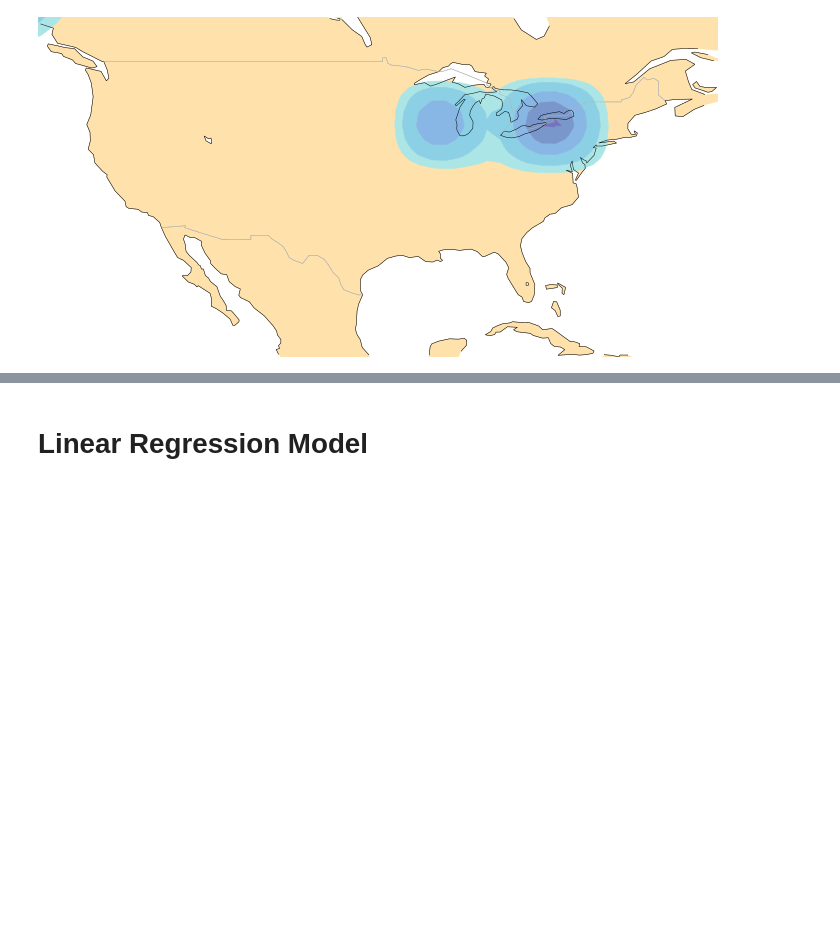
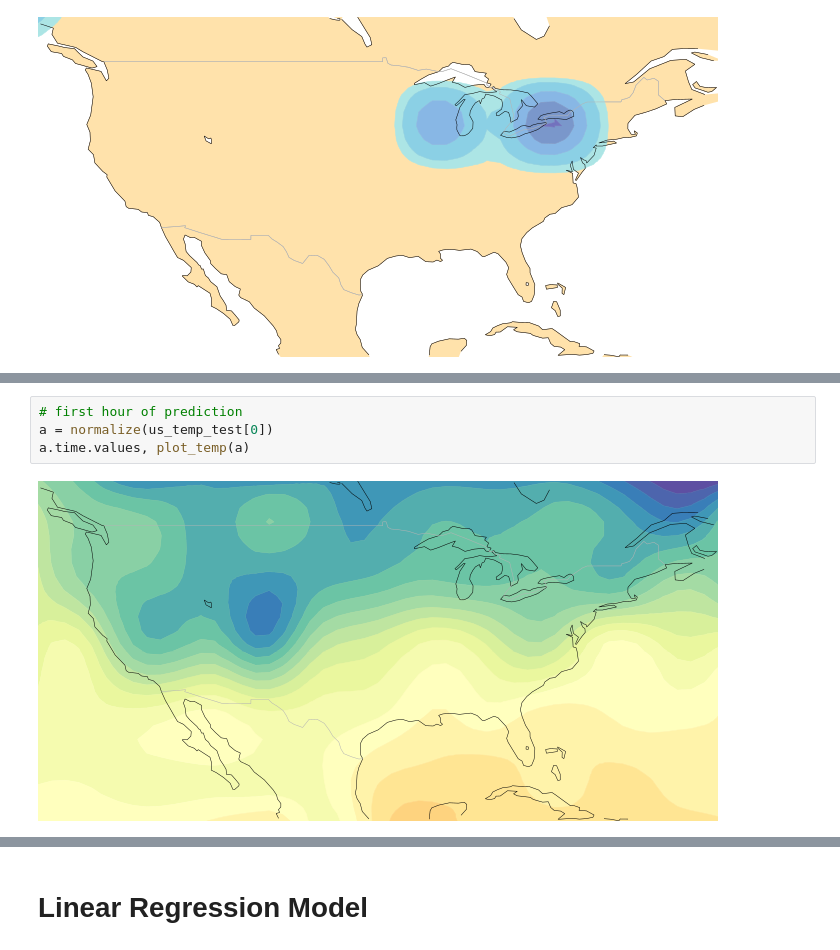
Before and after one commit to abadari3/CSE6242_Weather_Forecasting, a Jupyter notebook: CODE/notebooks/2-baselines.ipynb, the cells around one changed output, grey strips where cells are left out. Cells and saved outputs as stored; diff of their text form; blank space fills up the shorter version.

```diff
--- a/CODE/notebooks/2-baselines.ipynb
+++ b/CODE/notebooks/2-baselines.ipynb
@@ -62,0 +63,6 @@ plot_temp(us_temp_data[-1])
+# %%
+# first hour of prediction
+a = normalize(us_temp_test[0])
+a.time.values, plot_temp(a)
+# %% [output]
+[figure, added]
```
Also changed, not shown: parts of 33 cells of this notebook, 7 other files.
